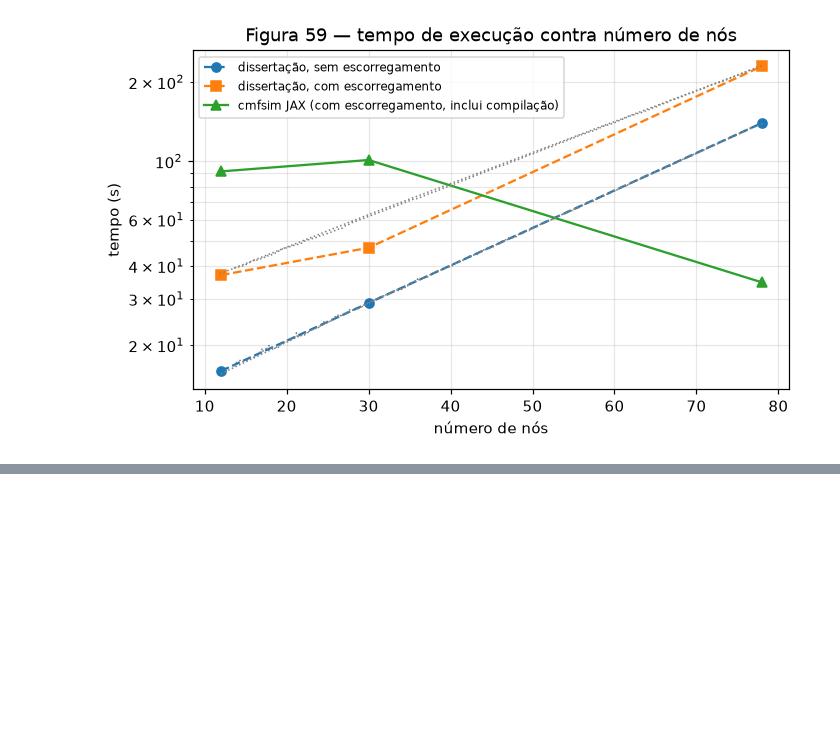
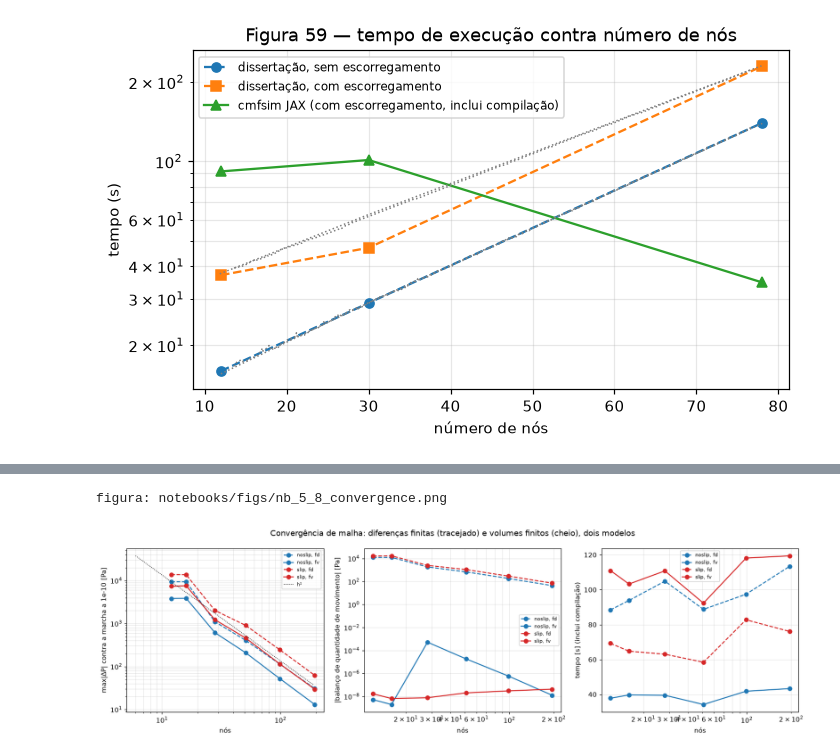
Before and after one commit to Jaimenms/research-factory, a Jupyter notebook: 01-multiphase-compositional-flow/notebooks/thesis/nb_5_8_performance.ipynb, the cells around one changed output, grey strips where cells are left out. Saved outputs shown, nothing was run; the diff lists cells and outputs as text; code cells hidden in the pictures; blank space fills up the shorter version.

```diff
--- a/01-multiphase-compositional-flow/notebooks/thesis/nb_5_8_performance.ipynb
+++ b/01-multiphase-compositional-flow/notebooks/thesis/nb_5_8_performance.ipynb
@@ -92,0 +185,30 @@ figura: notebooks/figs/nb_5_8_fig59.png
+# %%
+if curves:
+    fig, axes = plt.subplots(1, 3, figsize=(15, 4.5))
+    for (model, scheme), pts in sorted(curves.items()):
+        pts = np.array(pts)
+        lab = f"{model}, {scheme}"
+        ls = "-" if scheme == "fv" else "--"
+        c = "C0" if model == "noslip" else "C3"
+        axes[0].loglog(pts[:, 0], pts[:, 1], "o" + ls, color=c, label=lab)
+        axes[1].loglog(pts[:, 0], np.maximum(pts[:, 3], 1e-12), "o" + ls, color=c, label=lab)
+        axes[2].semilogx(pts[:, 0], pts[:, 4], "o" + ls, color=c, label=lab)
+    n0 = np.array([6.0, 192.0])
+    ref_pts = next(iter(curves.values()))
+    e0 = ref_pts[0][1]
+    axes[0].loglog(n0, e0 * (n0 / ref_pts[0][0]) ** -2, "k:", lw=1, label="h²")
+    axes[0].set_xlabel("nós")
+    axes[0].set_ylabel("max|ΔP| contra a marcha a 1e-10 [Pa]")
+    axes[1].set_xlabel("nós")
+    axes[1].set_ylabel("|balanço de quantidade de movimento| [Pa]")
+    axes[2].set_xlabel("nós")
+    axes[2].set_ylabel("tempo [s] (inclui compilação)")
+    for ax in axes:
+        ax.grid(alpha=0.3, which="both")
+        ax.legend(fontsize=7)
+    fig.suptitle("Convergência de malha: diferenças finitas (tracejado) e volumes finitos (cheio), dois modelos")
+    fig.tight_layout()
+    save(fig, "nb_5_8_convergence")
+# %% [output]
+figura: notebooks/figs/nb_5_8_convergence.png
+[figure, added]
```
Also changed, not shown: parts of 5 cells of this notebook, 23 other files.
